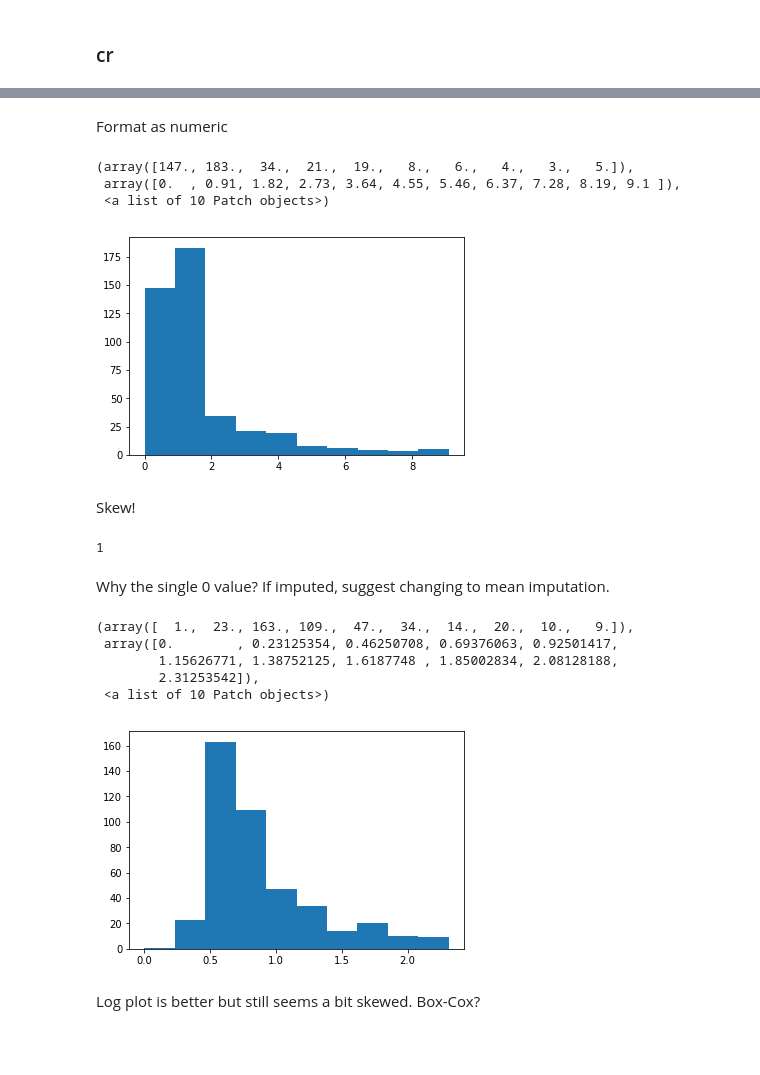
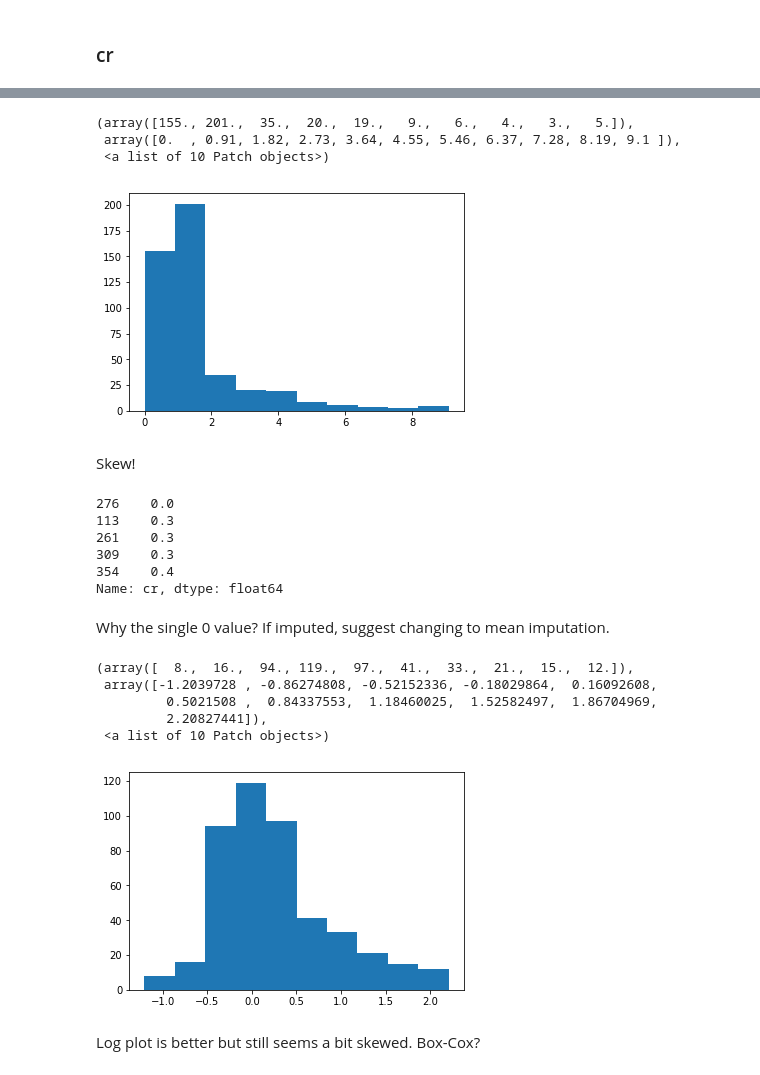
Before and after one commit to sjmalice/Cardiac, a Jupyter notebook: SimonEDA.ipynb, the cells around one changed output, grey strips where cells are left out. Cells and saved outputs as stored; diff of their text form; code cells hidden in the pictures; blank space fills up the shorter version.

```diff
--- a/SimonEDA.ipynb
+++ b/SimonEDA.ipynb
@@ -174,5 +207,3 @@ Name: status, dtype: int64
 # %% [markdown]
 <p><a name="bnp"></a></p>
 ### BNP
-# %%
-df.bnp = pd.to_numeric(df.bnp)
@@ -393,30 +415,33 @@ max        9.100000
 Name: cr, dtype: float64
-# %% [markdown]
-Format as numeric
 # %%
-plt.hist(df.cr.dropna().map(float))
+plt.hist(df.cr)
 # %% [output]
-(array([147., 183.,  34.,  21.,  19.,   8.,   6.,   4.,   3.,   5.]),
+(array([155., 201.,  35.,  20.,  19.,   9.,   6.,   4.,   3.,   5.]),
  array([0.  , 0.91, 1.82, 2.73, 3.64, 4.55, 5.46, 6.37, 7.28, 8.19, 9.1 ]),
  <a list of 10 Patch objects>)
-[figure, old version]
+[figure, new version]
 # %% [markdown]
 Skew!
-# %%
-(df.cr == 0).sum()
-# %% [output]
-1
+# %%
+df.cr.sort_values().head(5)
+# %% [output]
+276    0.0
+113    0.3
+261    0.3
+309    0.3
+354    0.4
+Name: cr, dtype: float64
 # %% [markdown]
 Why the single 0 value? If imputed, suggest changing to mean imputation.
 # %%
-plt.hist((df.cr.dropna().map(float) + 1).map(np.log))
+plt.hist((df.cr[df.cr > 0]).map(np.log))
 # %% [output]
-(array([  1.,  23., 163., 109.,  47.,  34.,  14.,  20.,  10.,   9.]),
- array([0.        , 0.23125354, 0.46250708, 0.69376063, 0.92501417,
-        1.15626771, 1.38752125, 1.6187748 , 1.85002834, 2.08128188,
-        2.31253542]),
+(array([  8.,  16.,  94., 119.,  97.,  41.,  33.,  21.,  15.,  12.]),
+ array([-1.2039728 , -0.86274808, -0.52152336, -0.18029864,  0.16092608,
+         0.5021508 ,  0.84337553,  1.18460025,  1.52582497,  1.86704969,
+         2.20827441]),
  <a list of 10 Patch objects>)
-[figure, old version]
+[figure, new version]
 # %% [markdown]
 Log plot is better but still seems a bit skewed. Box-Cox?
 # %% [markdown]
```
Also changed, not shown: parts of 52 cells of this notebook, 2 other files.
